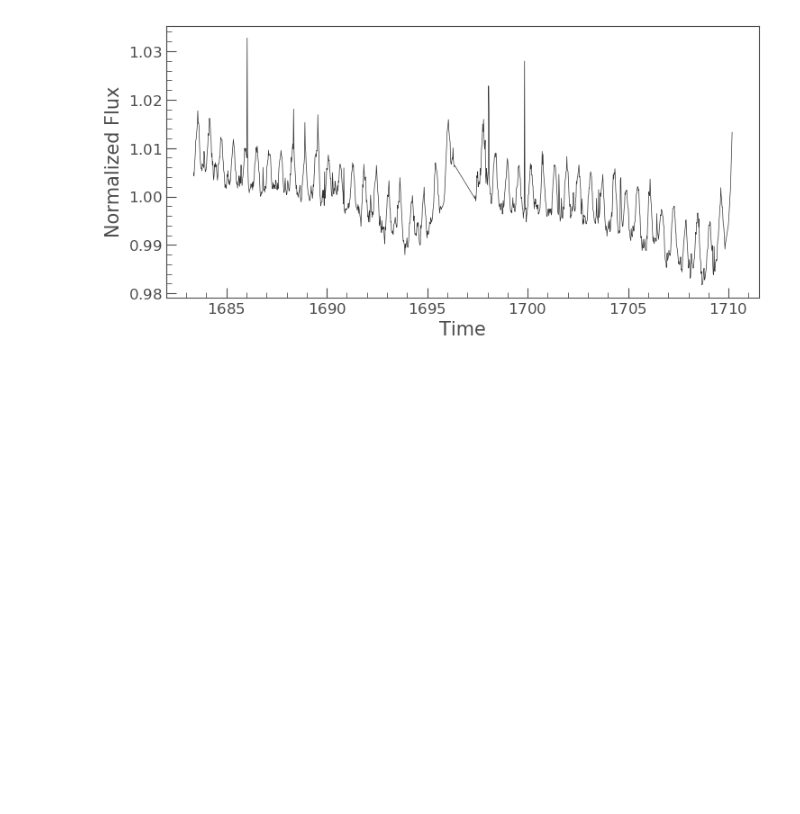
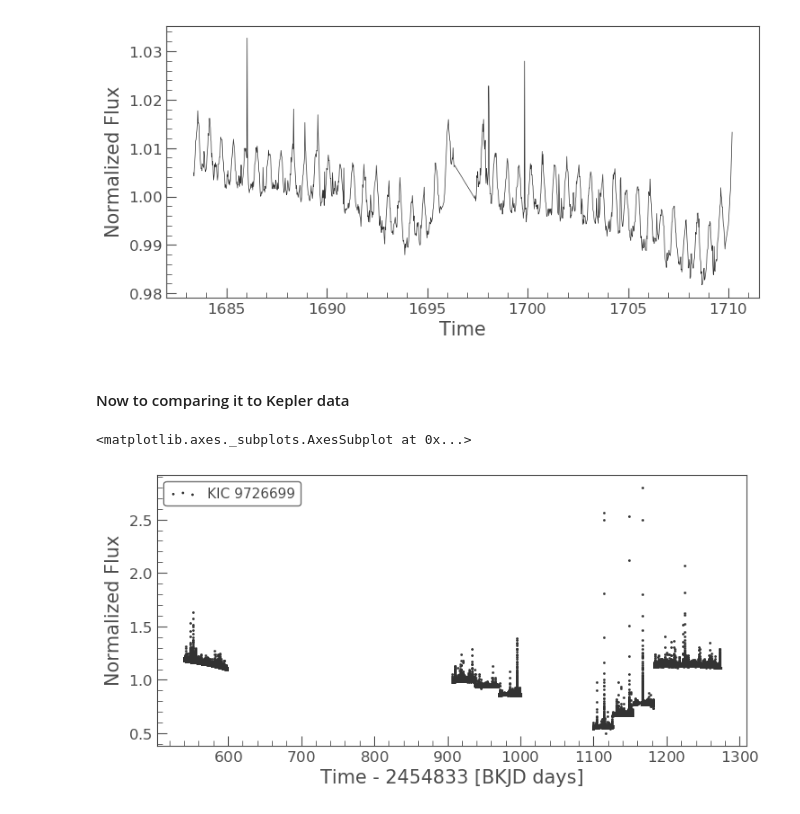
Before and after one commit to lupitatovar/TESS, a Jupyter notebook: Eleanor_14.ipynb, the cells around one changed output. Cells and saved outputs as stored; diff of their text form; code cells hidden in the pictures; blank space fills up the shorter version.

```diff
--- a/Eleanor_14.ipynb
+++ b/Eleanor_14.ipynb
@@ -85,3 +85,21 @@ el.TargetData.psf_lightcurve(data, model='gaussian')
 lk_psf = LC(data.time[q], data.psf_flux[q]).plot()
 # %% [output]
 [figure]
+# %% [markdown]
+#### Now to comparing it to Kepler data
+# %%
+target = '9726699'
+gj1243_collection = search_lightcurvefile(target,cadence='short').download_all()
+# %%
+gj1243lc = gj1243_collection[0].PDCSAP_FLUX
+
+for q in range(1,len(gj1243_collection)):
+    try:
+        gj1243lc = gj1243lc.append(gj1243_collection[q].PDCSAP_FLUX)
+    except:
+            print(q)
+# %%
+gj1243lc.scatter()
+# %% [output]
+<matplotlib.axes._subplots.AxesSubplot at 0x...>
+[figure, added]
```
Also changed, not shown: parts of 2 cells of this notebook, 1 other file.
